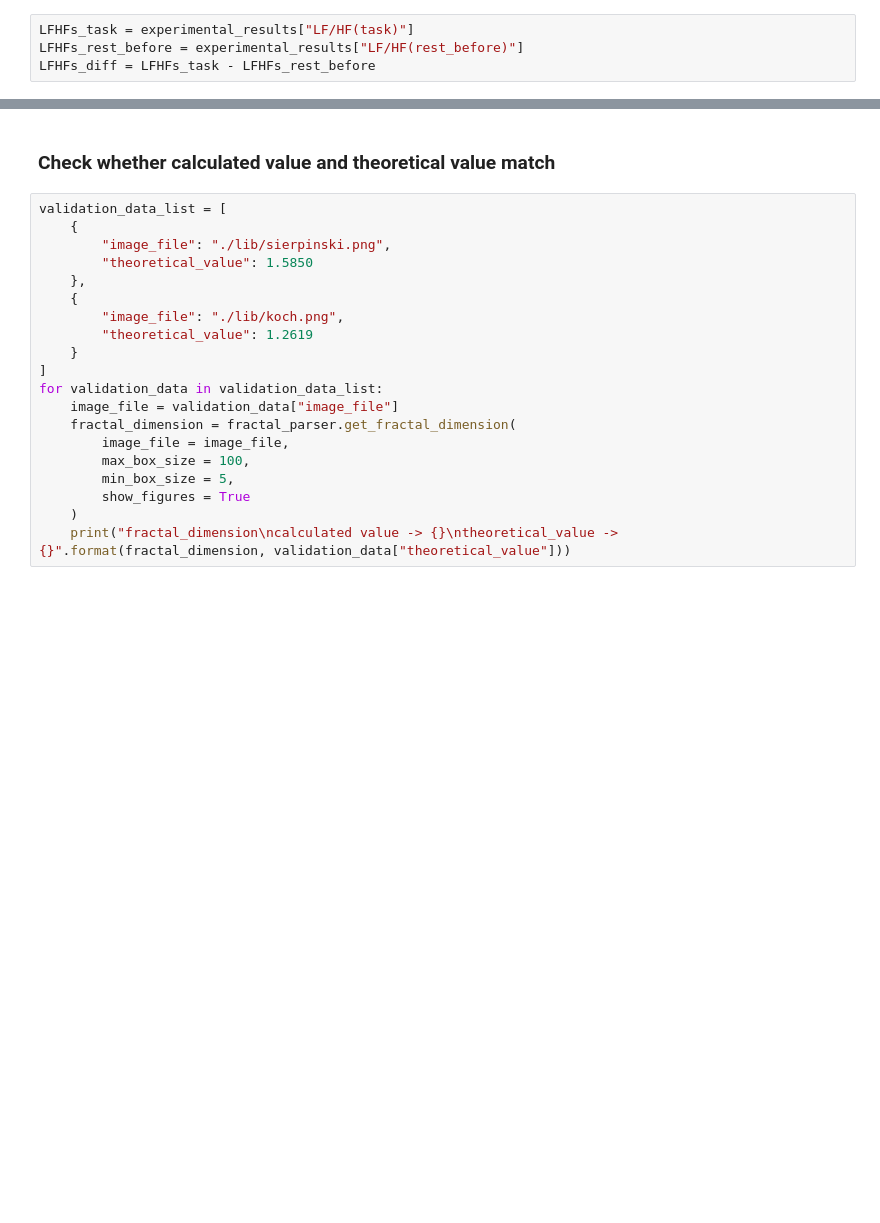
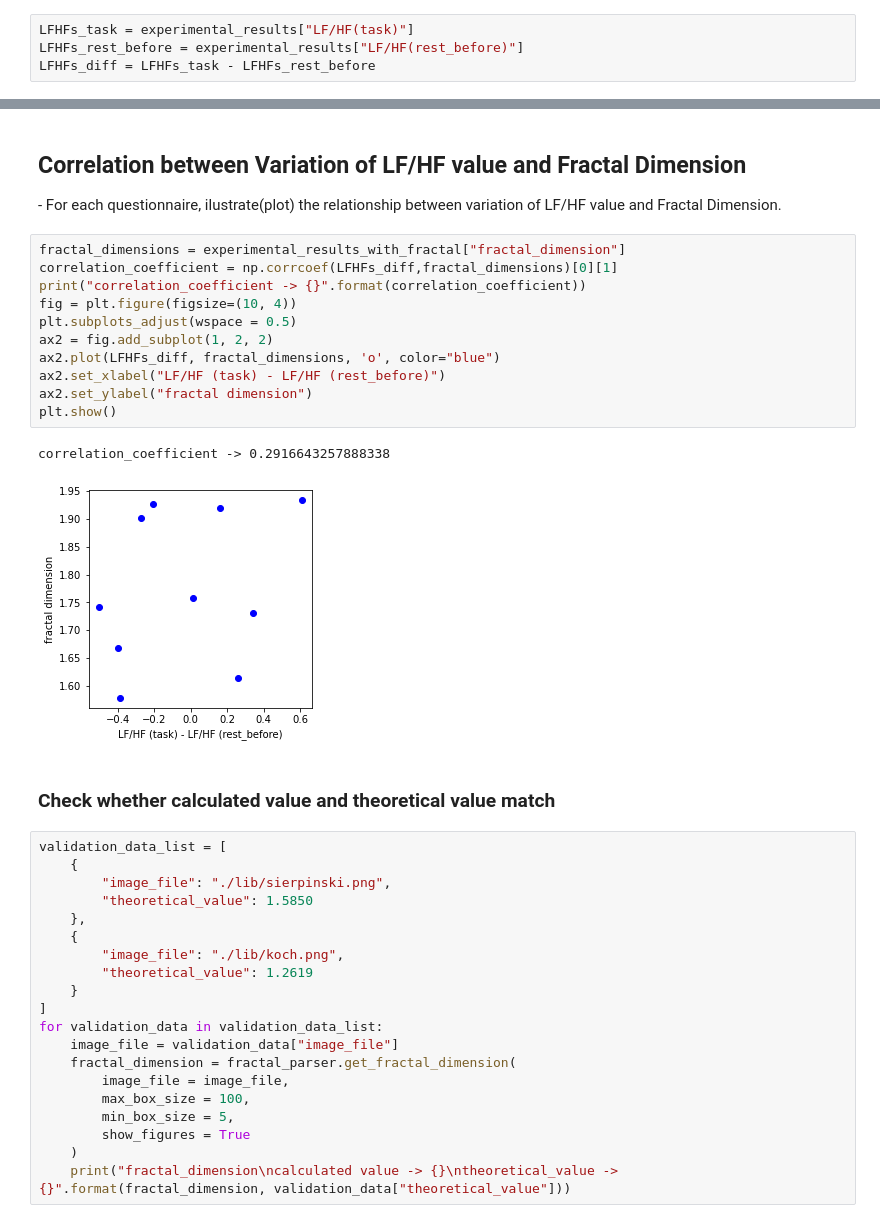
Before and after one commit to YUTATanamoto/Analysis-of-Specialists-Art-Appreciation, a Jupyter notebook: notebooks/analyze_LFHF-questionaire.ipynb, the cells around one changed output, grey strips where cells are left out. Cells and saved outputs as stored; diff of their text form; blank space fills up the shorter version.

```diff
--- a/notebooks/analyze_LFHF-questionaire.ipynb
+++ b/notebooks/analyze_LFHF-questionaire.ipynb
@@ -157,3 +207,20 @@ display(LFHF_fractal)
+# %% [markdown]
+<h2>Correlation between Variation of LF/HF value and Fractal Dimension</h2>
+<p>- For each questionnaire, ilustrate(plot) the relationship between variation of LF/HF value and Fractal Dimension.</p>
+# %%
+fractal_dimensions = experimental_results_with_fractal["fractal_dimension"]
+correlation_coefficient = np.corrcoef(LFHFs_diff,fractal_dimensions)[0][1]
+print("correlation_coefficient -> {}".format(correlation_coefficient))
+fig = plt.figure(figsize=(10, 4))
+plt.subplots_adjust(wspace = 0.5)
+ax2 = fig.add_subplot(1, 2, 2)
+ax2.plot(LFHFs_diff, fractal_dimensions, 'o', color="blue")
+ax2.set_xlabel("LF/HF (task) - LF/HF (rest_before)")
+ax2.set_ylabel("fractal dimension")
+plt.show()
+# %% [output]
+correlation_coefficient -> 0.2916643257888338
+[figure, added]
 # %% [markdown]
 <h3>Check whether calculated value and theoretical value match</h3>
 # %%
```
Also changed, not shown: parts of 12 cells of this notebook.
